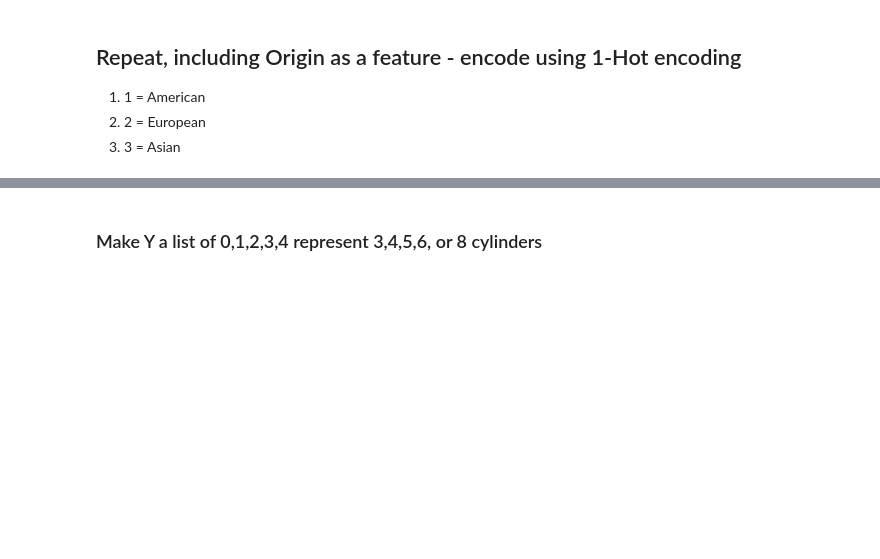
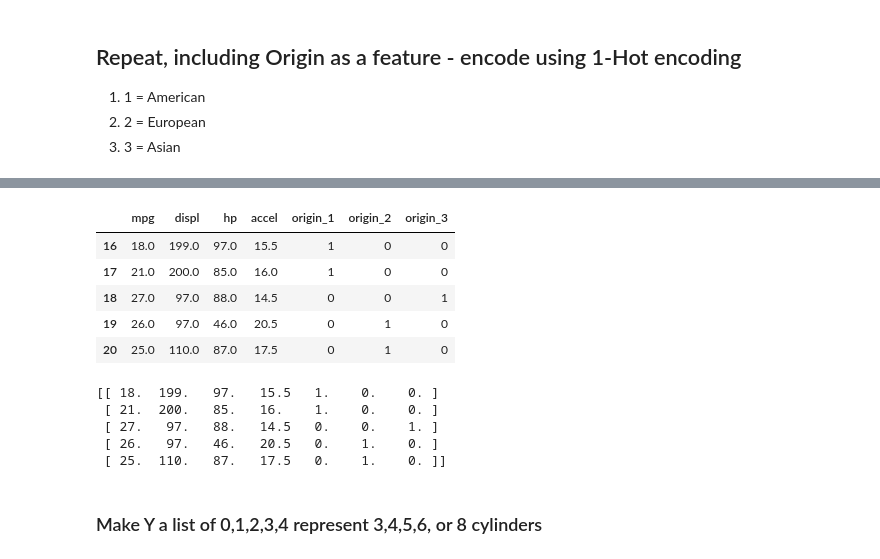
Before and after one commit to biomathman/machine-learning-in-python-book, a Jupyter notebook: notebooks/chapter-13-Naive-Bayes.ipynb, the cells around one changed output, grey strips where cells are left out. Drawn from its saved outputs; the diff is of its cells as text; code cells hidden in the pictures; blank space fills up the shorter version.

Commit message:
update naive bayes with get_dummies

```diff
--- a/notebooks/chapter-13-Naive-Bayes.ipynb
+++ b/notebooks/chapter-13-Naive-Bayes.ipynb
@@ -225,0 +225,3 @@ array([[ 18., 307., 130., ...,   1.,   0.,   0.],
+# %%
+DF=data[["mpg","displ","hp","accel","origin"]]
+DF[16:21]  # print lines 16 through 21
@@ -226,3 +235,22 @@ array([[ 18., 307., 130., ...,   1.,   0.,   0.],
+# %%
+DF=pd.get_dummies(DF,columns=["origin"])
+DF[16:21]
+# %% [output]
+|  | mpg | displ | hp | accel | origin_1 | origin_2 | origin_3 |
+| 16 | 18.0 | 199.0 | 97.0 | 15.5 | 1 | 0 | 0 |
+| 17 | 21.0 | 200.0 | 85.0 | 16.0 | 1 | 0 | 0 |
+| 18 | 27.0 | 97.0 | 88.0 | 14.5 | 0 | 0 | 1 |
+| 19 | 26.0 | 97.0 | 46.0 | 20.5 | 0 | 1 | 0 |
+| 20 | 25.0 | 110.0 | 87.0 | 17.5 | 0 | 1 | 0 |
+# %%
+X=np.array(DF)
+print(X[16:21])
+# %% [output]
+[[ 18.  199.   97.   15.5   1.    0.    0. ]
+ [ 21.  200.   85.   16.    1.    0.    0. ]
+ [ 27.   97.   88.   14.5   0.    0.    1. ]
+ [ 26.   97.   46.   20.5   0.    1.    0. ]
+ [ 25.  110.   87.   17.5   0.    1.    0. ]]
 # %% [markdown]
 ### Make Y a list of 0,1,2,3,4 represent 3,4,5,6, or 8 cylinders
 # %%
```
Also changed, not shown: parts of 14 cells of this notebook.
